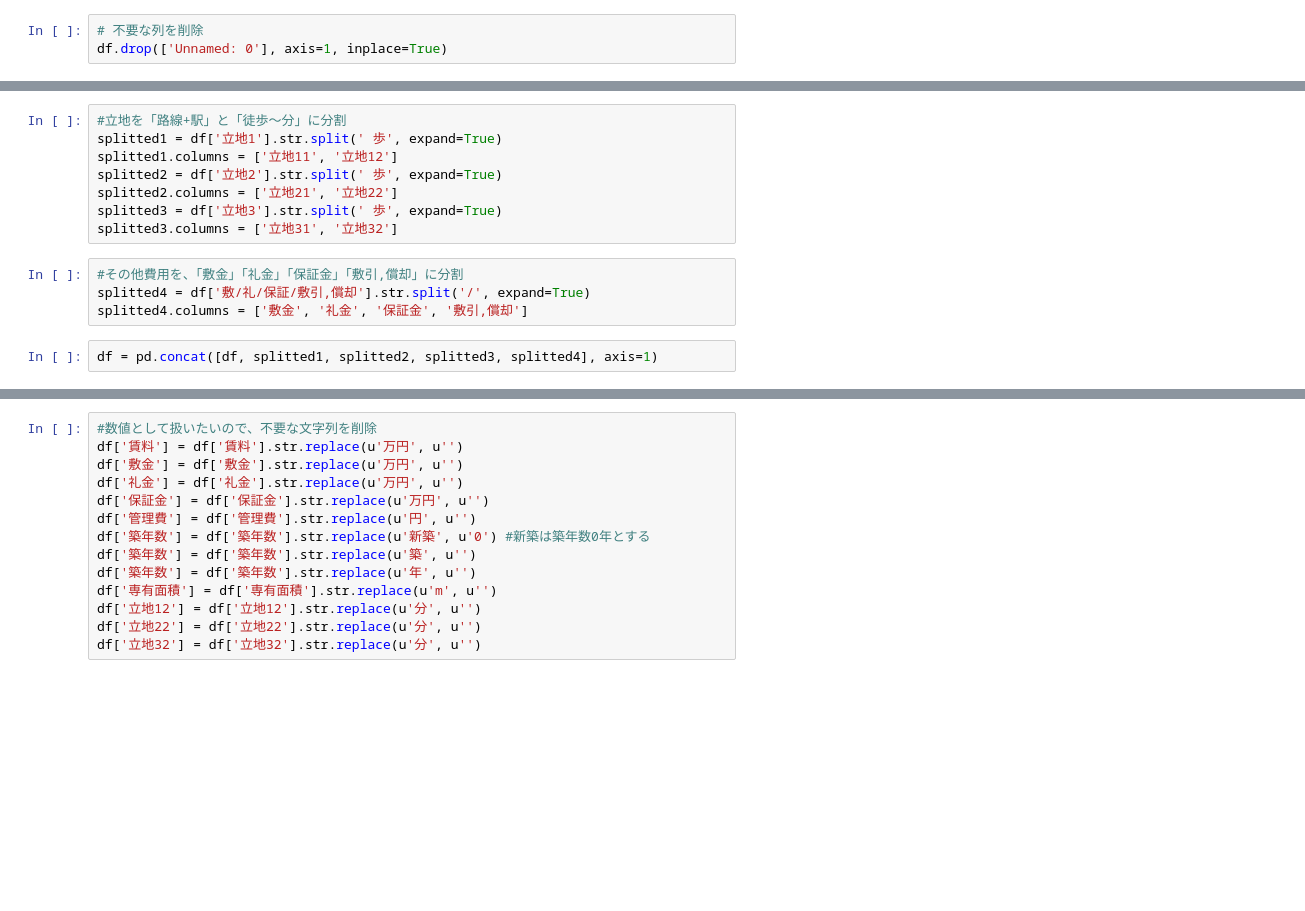
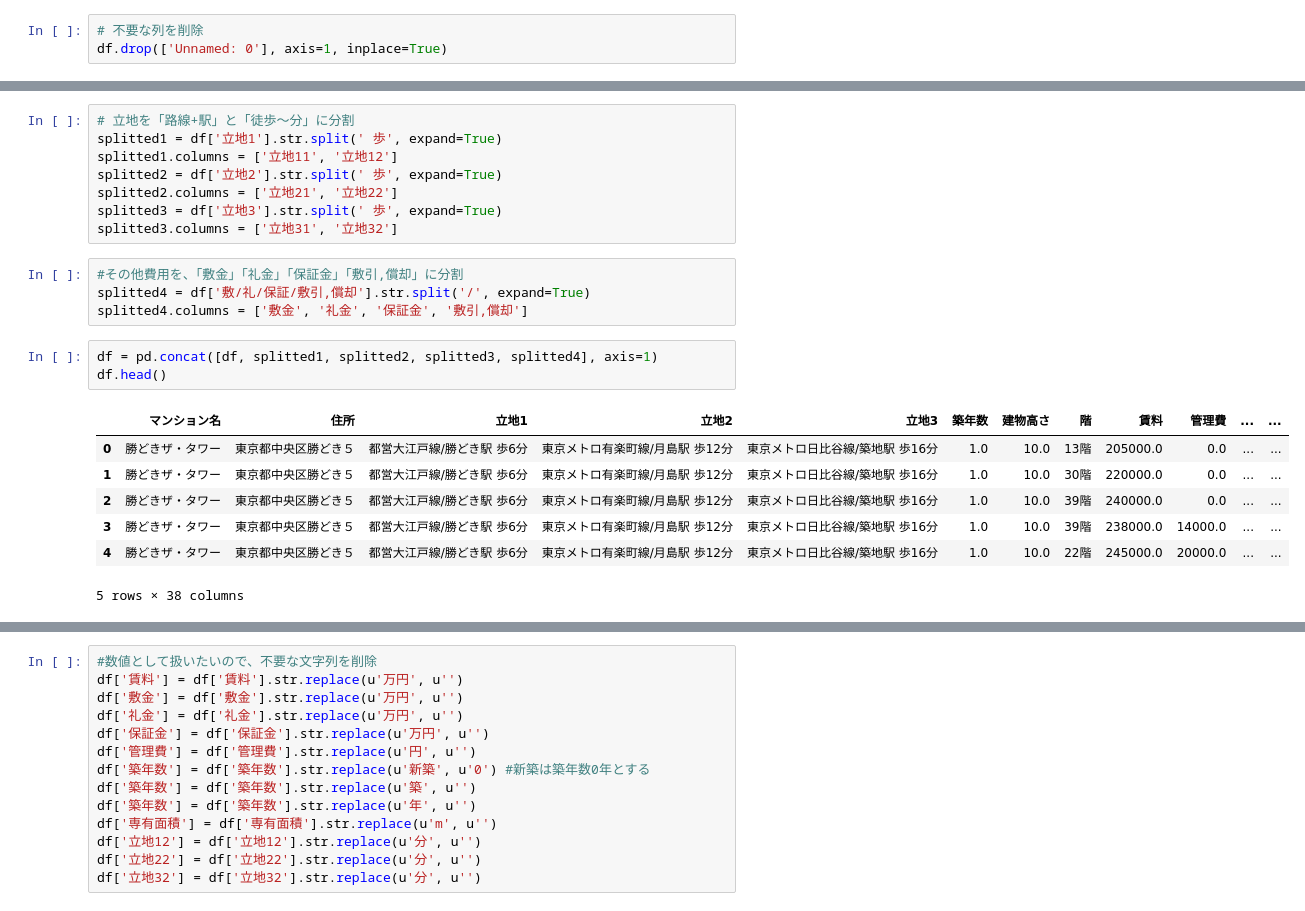
Before and after one commit to KangYoosam/real-estate, a Jupyter notebook: Preprocessing.ipynb, the cells around one changed output, grey strips where cells are left out. Drawn from its saved outputs; the diff is of its cells as text; blank space fills up the shorter version.

```diff
--- a/Preprocessing.ipynb
+++ b/Preprocessing.ipynb
@@ -37,5 +33,5 @@ df[df['間取り'].isin(['1LDK', '2DK', '2LDK', '2SLDK', '3K', '3DK', '3LDK', '3
 # %%
-#立地を「路線+駅」と「徒歩〜分」に分割
+# 立地を「路線+駅」と「徒歩〜分」に分割
 splitted1 = df['立地1'].str.split(' 歩', expand=True)
 splitted1.columns = ['立地11', '立地12']
 splitted2 = df['立地2'].str.split(' 歩', expand=True)
@@ -48,3 +44,12 @@ splitted4 = df['敷/礼/保証/敷引,償却'].str.split('/', expand=True)
 splitted4.columns = ['敷金', '礼金', '保証金', '敷引,償却']
 # %%
 df = pd.concat([df, splitted1, splitted2, splitted3, splitted4], axis=1)
+df.head()
+# %% [output]
+|  | マンション名 | 住所 | 立地1 | 立地2 | 立地3 | 築年数 | 建物高さ | 階 | 賃料 | 管理費 | ... | ... |
+| 0 | 勝どきザ・タワー | 東京都中央区勝どき５ | 都営大江戸線/勝どき駅 歩6分 | 東京メトロ有楽町線/月島駅 歩12分 | 東京メトロ日比谷線/築地駅 歩16分 | 1.0 | 10.0 | 13階 | 205000.0 | 0.0 | ... | ... |
+| 1 | 勝どきザ・タワー | 東京都中央区勝どき５ | 都営大江戸線/勝どき駅 歩6分 | 東京メトロ有楽町線/月島駅 歩12分 | 東京メトロ日比谷線/築地駅 歩16分 | 1.0 | 10.0 | 30階 | 220000.0 | 0.0 | ... | ... |
+| 2 | 勝どきザ・タワー | 東京都中央区勝どき５ | 都営大江戸線/勝どき駅 歩6分 | 東京メトロ有楽町線/月島駅 歩12分 | 東京メトロ日比谷線/築地駅 歩16分 | 1.0 | 10.0 | 39階 | 240000.0 | 0.0 | ... | ... |
+| 3 | 勝どきザ・タワー | 東京都中央区勝どき５ | 都営大江戸線/勝どき駅 歩6分 | 東京メトロ有楽町線/月島駅 歩12分 | 東京メトロ日比谷線/築地駅 歩16分 | 1.0 | 10.0 | 39階 | 238000.0 | 14000.0 | ... | ... |
+| 4 | 勝どきザ・タワー | 東京都中央区勝どき５ | 都営大江戸線/勝どき駅 歩6分 | 東京メトロ有楽町線/月島駅 歩12分 | 東京メトロ日比谷線/築地駅 歩16分 | 1.0 | 10.0 | 22階 | 245000.0 | 20000.0 | ... | ... |
+5 rows × 38 columns
```
Also changed, not shown: parts of 9 cells of this notebook, 2 other files.
